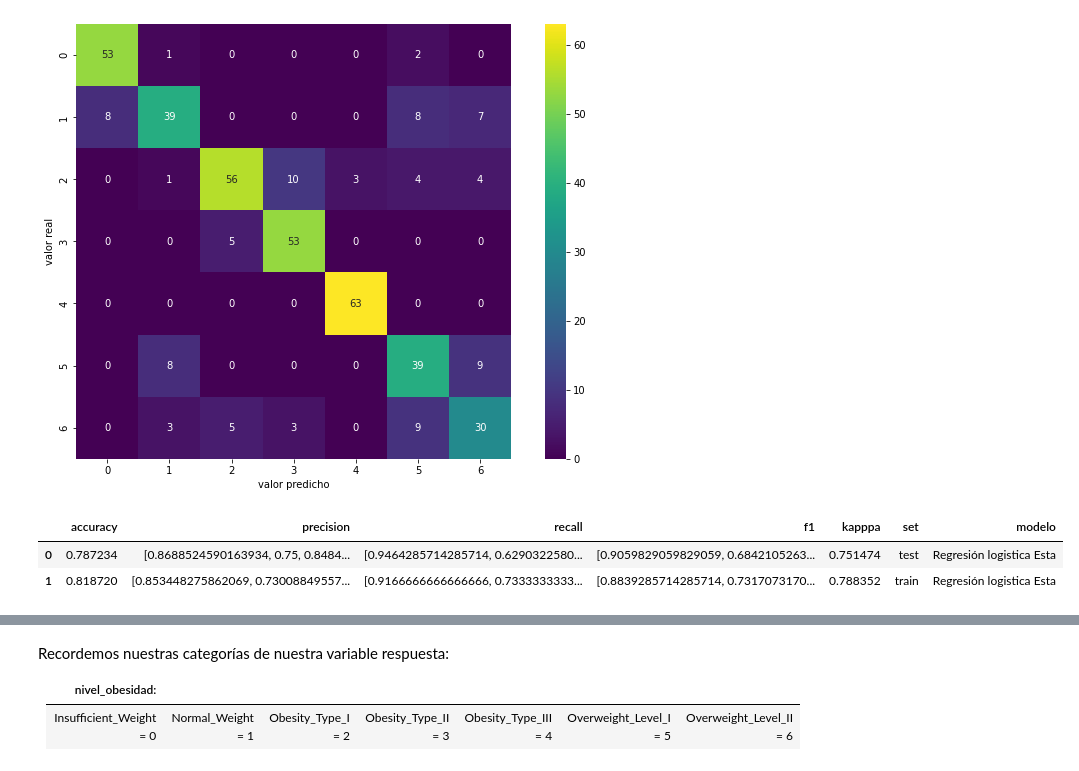
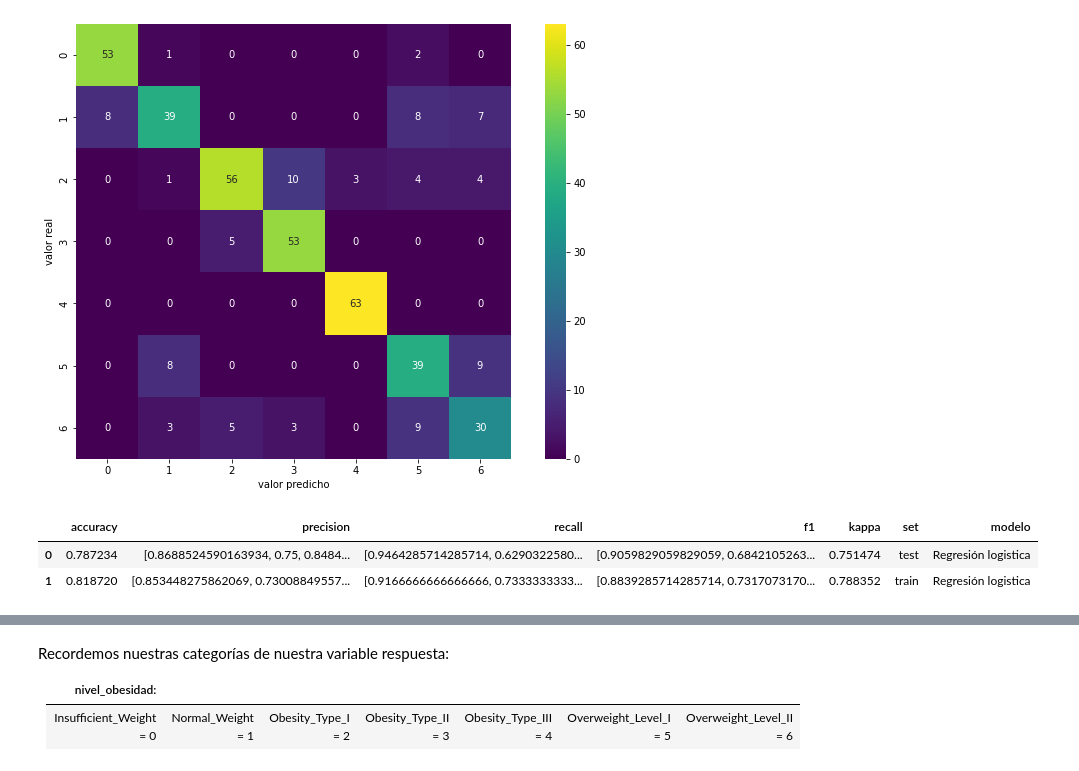
Before and after one commit to Adalab/Adalab-DA-promo-b-modulo-3-sprint-1-Chloe-Diana, a Jupyter notebook: Regresión Logística/modulo-3-ejercicio-16-regresion-logistica-metricas.ipynb, the cells around one changed output, grey strips where cells are left out. Cells and saved outputs as stored; diff of their text form; code cells hidden in the pictures.

```diff
--- a/Regresión Logística/modulo-3-ejercicio-16-regresion-logistica-metricas.ipynb
+++ b/Regresión Logística/modulo-3-ejercicio-16-regresion-logistica-metricas.ipynb
@@ -128,19 +128,19 @@ def metricas(clases_reales_test, clases_predichas_test, clases_reales_train, cla
                        "precision": [precision_test, precision_train],
                        "recall": [recall_test, recall_train],
                        "f1": [f1_test, f1_train],
-                       "kapppa": [kappa_test, kappa_train],
+                       "kappa": [kappa_test, kappa_train],
                        "set": ["test", "train"]})
 
     df["modelo"] = modelo
     return df
 # %%
 # Extraemos los resultados de las métricas, y vemos que hay una métrica diferente para cada categoría respuesta
-results_logistic_esta = metricas(y_test1, y_pred_test_esta, y_train1, y_pred_train_esta, "Regresión logistica Esta")
+results_logistic_esta = metricas(y_test1, y_pred_test_esta, y_train1, y_pred_train_esta, "Regresión logistica")
 results_logistic_esta
 # %% [output]
-|  | accuracy | precision | recall | f1 | kapppa | set | modelo |
-| 0 | 0.787234 | [0.8688524590163934, 0.75, 0.8484... | [0.9464285714285714, 0.6290322580... | [0.9059829059829059, 0.6842105263... | 0.751474 | test | Regresión logistica Esta |
-| 1 | 0.818720 | [0.853448275862069, 0.73008849557... | [0.9166666666666666, 0.7333333333... | [0.8839285714285714, 0.7317073170... | 0.788352 | train | Regresión logistica Esta |
+|  | accuracy | precision | recall | f1 | kappa | set | modelo |
+| 0 | 0.787234 | [0.8688524590163934, 0.75, 0.8484... | [0.9464285714285714, 0.6290322580... | [0.9059829059829059, 0.6842105263... | 0.751474 | test | Regresión logistica |
+| 1 | 0.818720 | [0.853448275862069, 0.73008849557... | [0.9166666666666666, 0.7333333333... | [0.8839285714285714, 0.7317073170... | 0.788352 | train | Regresión logistica |
 # %%
 # Extraemos las métricas para cada una de nuestras categorías de la variable respuesta
 d ={'result_0':{}, 'result_1':{},'result_2':{},'result_3':{},'result_4':{},'result_5':{},'result_6':{}}
```
Also changed, not shown: parts of 5 cells of this notebook, 2 other files.
